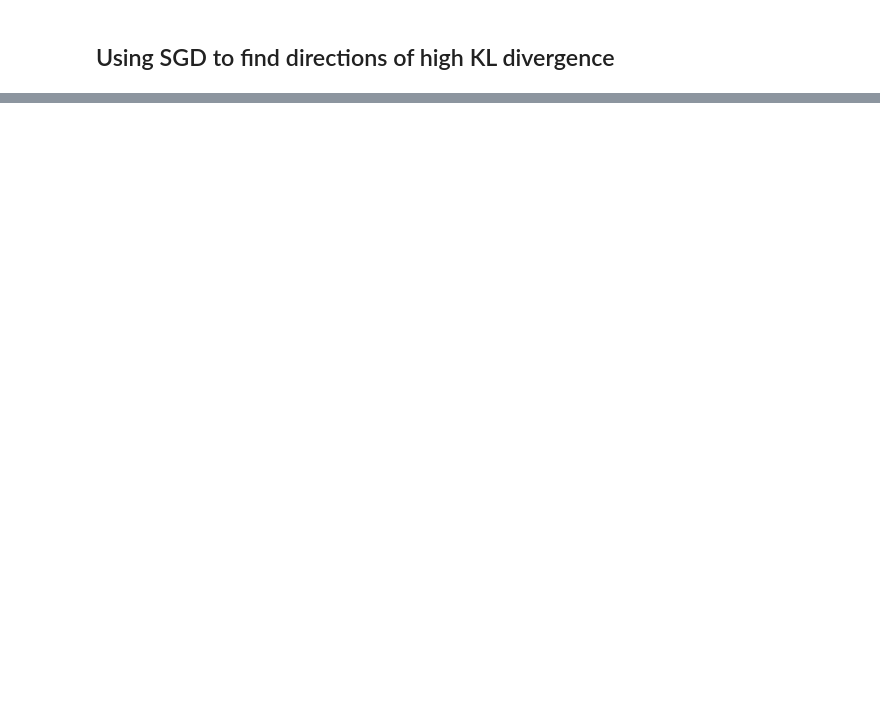
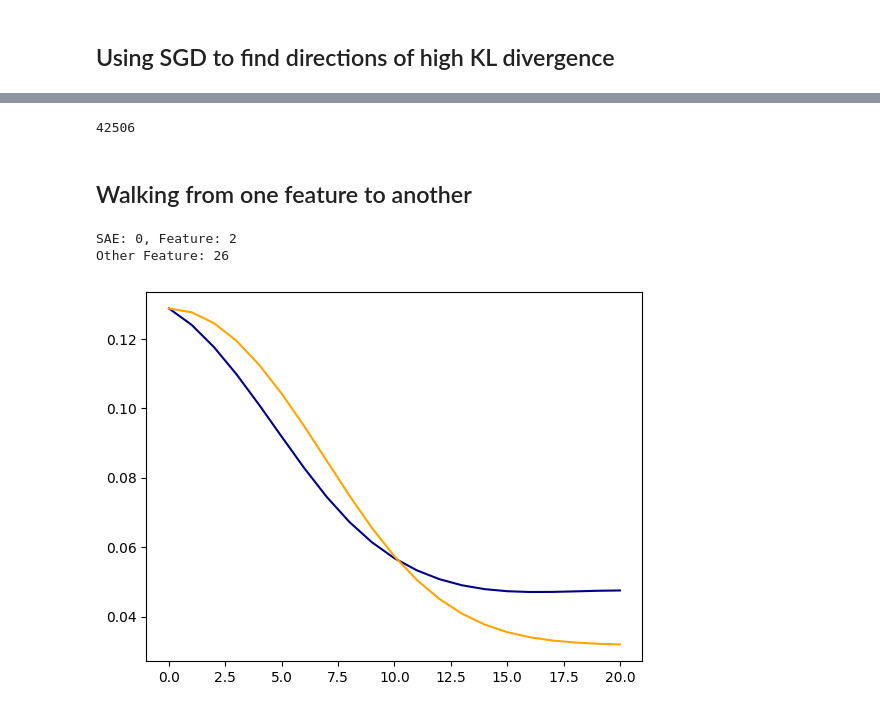
Before and after one commit to jettjaniak/teren, a Jupyter notebook: notebooks/sensitivity_landscape.ipynb, the cells around one changed output, grey strips where cells are left out. Cells and saved outputs as stored; diff of their text form; code cells hidden in the pictures; blank space fills up the shorter version.

```diff
--- a/notebooks/sensitivity_landscape.ipynb
+++ b/notebooks/sensitivity_landscape.ipynb
@@ -835,0 +959,6 @@ plt.show()
+# %%
+import gc
+torch.cuda.empty_cache()
+gc.collect()
+# %% [output]
+42506
@@ -835,0 +979,2 @@ plt.show()
+# %% [markdown]
+## Walking from one feature to another
@@ -835,0 +998,46 @@ plt.show()
+# %%
+num_steps = 20
+scale_factor = 1
+use_slerp = True
+
+# Choose the first SAE and its corresponding examples
+sae_idx = 0
+sae = saes[sae_idx]
+examples_by_feature = examples_by_feature_by_sae[sae_idx]
+
+# Choose a single feature (e.g., the first active feature)
+feature_id = choice(examples_by_feature.active_feature_ids)
+print(f"SAE: {sae_idx}, Feature: {feature_id}")
+
+# Create a new examples_by_feature with only one feature
+single_feature_examples = SAEExamplesByFeature(
+    active_feature_ids=[feature_id],
+    input_ids=examples_by_feature.input_ids[:1],
+    resid_acts=examples_by_feature.resid_acts[:1],
+    clean_loss=examples_by_feature.clean_loss[:1] if examples_by_feature.clean_loss is not None else None
+)
+
+other_feature_id = choice([
+    f_idx for f_idx in examples_by_feature_by_sae[sae_idx].active_feature_ids
+    if f_idx != feature_id
+])
+print(f"Other Feature: {other_feature_id}")
+
+perturbations = get_feature_to_another_feature_perturbations(sae, feature_id, other_feature_id, num_steps, scale_factor, use_slerp)
+perturbations_rand = get_feature_to_random_dir_perturbations(sae, feature_id, num_steps, scale_factor, use_slerp)
+
+# Compute KL divergences
+kl_divs, trajectories = compute_trajectory_kl_divs(sae, single_feature_examples, perturbations, num_steps)
+kl_divs_rand, trajectories_rand = compute_trajectory_kl_divs(sae, single_feature_examples, perturbations_rand, num_steps)
+
+feature_to_feature_kl_divs.append(kl_divs)
+feature_to_random.append(kl_divs_rand)
+# %% [output]
+SAE: 0, Feature: 2
+Other Feature: 26
+# %%
+plt.plot(kl_divs[0].numpy(), color='navy')
+plt.plot(kl_divs_rand[0].numpy(), color='orange')
+plt.show()
+# %% [output]
+[figure, added]
```
Also changed, not shown: parts of 39 cells of this notebook.
